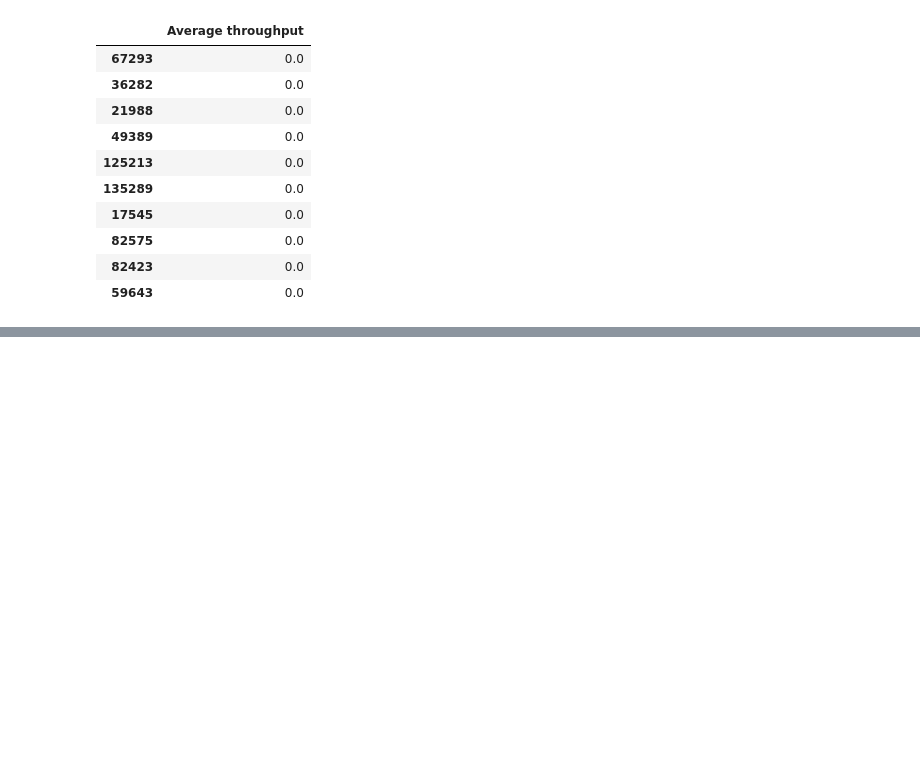
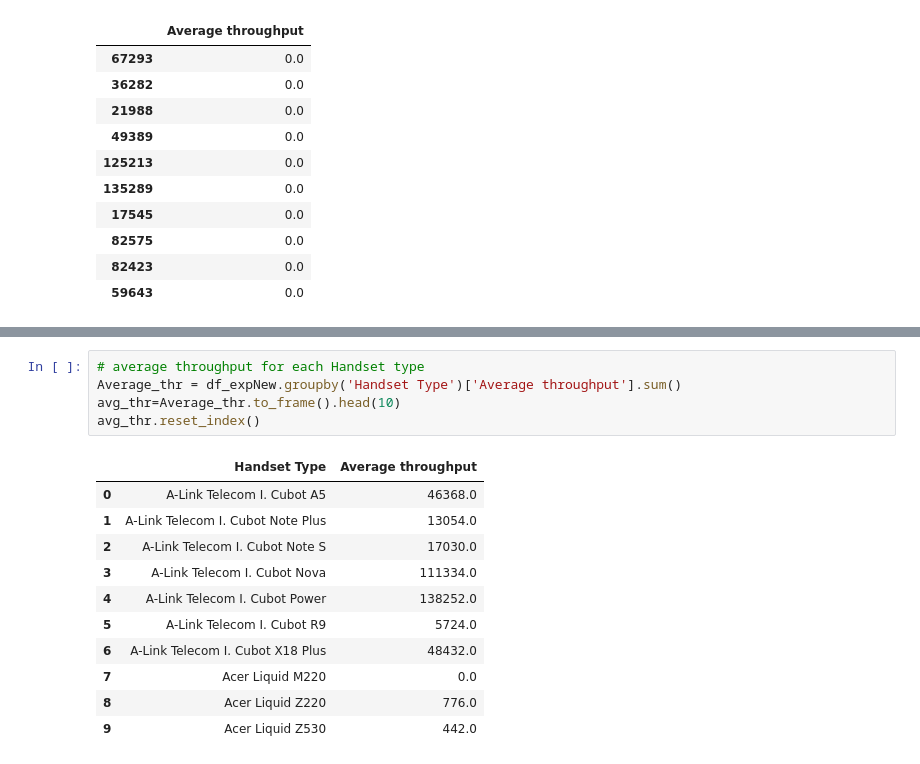
Before and after one commit to kebishaa/telecom-user-analytics, a Jupyter notebook: notebooks/experience Analysis.ipynb, the cells around one changed output, grey strips where cells are left out. Drawn from its saved outputs; the diff is of its cells as text; blank space fills up the shorter version.

```diff
--- a/notebooks/experience Analysis.ipynb
+++ b/notebooks/experience Analysis.ipynb
@@ -472,0 +510,17 @@ btm10rtt.to_frame()
+# %%
+# average throughput for each Handset type
+Average_thr = df_expNew.groupby('Handset Type')['Average throughput'].sum()
+avg_thr=Average_thr.to_frame().head(10)
+avg_thr.reset_index()
+# %% [output]
+|  | Handset Type | Average throughput |
+| 0 | A-Link Telecom I. Cubot A5 | 46368.0 |
+| 1 | A-Link Telecom I. Cubot Note Plus | 13054.0 |
+| 2 | A-Link Telecom I. Cubot Note S | 17030.0 |
+| 3 | A-Link Telecom I. Cubot Nova | 111334.0 |
+| 4 | A-Link Telecom I. Cubot Power | 138252.0 |
+| 5 | A-Link Telecom I. Cubot R9 | 5724.0 |
+| 6 | A-Link Telecom I. Cubot X18 Plus | 48432.0 |
+| 7 | Acer Liquid M220 | 0.0 |
+| 8 | Acer Liquid Z220 | 776.0 |
+| 9 | Acer Liquid Z530 | 442.0 |
```
Also changed, not shown: parts of 28 cells of this notebook, 3 other files.
